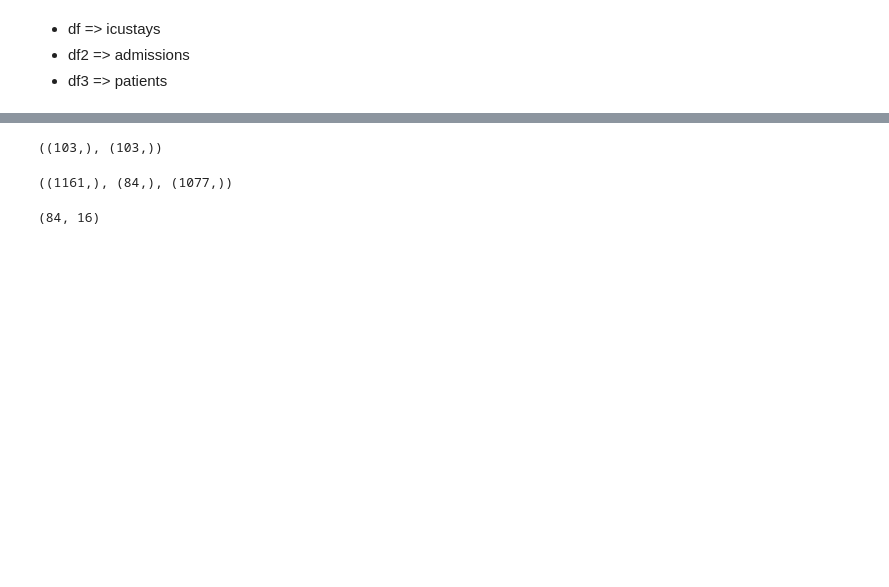
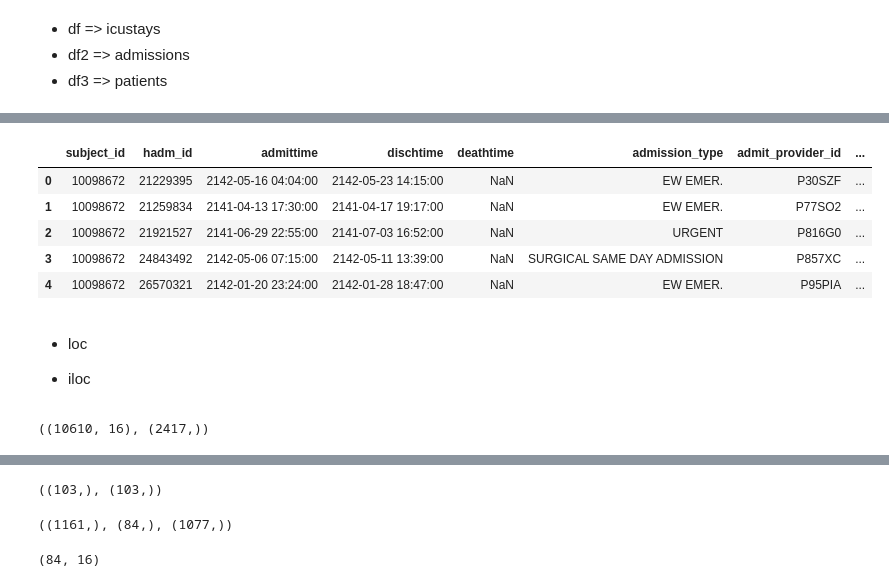
Before and after one commit to sitdownkevin/IBD-EDA, a Jupyter notebook: scripts/info_from_icustays.ipynb, the cells around one changed output, grey strips where cells are left out. Cells and saved outputs as stored; diff of their text form; code cells hidden in the pictures; blank space fills up the shorter version.

```diff
--- a/scripts/info_from_icustays.ipynb
+++ b/scripts/info_from_icustays.ipynb
@@ -14,3 +45,17 @@ df.head()
 | 2 | 10303503 | 27308864 | 33780253 | Medical Intensive Care Unit (MICU) | Medical Intensive Care Unit (MICU) | 2152-08-21 21:10:00 | 2152-08-23 20:15:03 | 1.961840 |
 | 3 | 10509294 | 20374101 | 34569667 | Medical Intensive Care Unit (MICU) | Medical Intensive Care Unit (MICU) | 2140-08-02 08:17:41 | 2140-08-04 00:41:05 | 1.682920 |
 | 4 | 10509294 | 29267585 | 37833895 | Trauma SICU (TSICU) | Trauma SICU (TSICU) | 2137-06-07 19:44:56 | 2137-06-09 21:04:26 | 2.055210 |
+# %%
+df2 = pd.read_csv('../data/admissions_ibd.csv')
+df2.head()
+# %% [output]
+|  | subject_id | hadm_id | admittime | dischtime | deathtime | admission_type | admit_provider_id | ... |
+| 0 | 10098672 | 21229395 | 2142-05-16 04:04:00 | 2142-05-23 14:15:00 | NaN | EW EMER. | P30SZF | ... |
+| 1 | 10098672 | 21259834 | 2141-04-13 17:30:00 | 2141-04-17 19:17:00 | NaN | EW EMER. | P77SO2 | ... |
+| 2 | 10098672 | 21921527 | 2141-06-29 22:55:00 | 2141-07-03 16:52:00 | NaN | URGENT | P816G0 | ... |
+| 3 | 10098672 | 24843492 | 2142-05-06 07:15:00 | 2142-05-11 13:39:00 | NaN | SURGICAL SAME DAY ADMISSION | P857XC | ... |
+| 4 | 10098672 | 26570321 | 2142-01-20 23:24:00 | 2142-01-28 18:47:00 | NaN | EW EMER. | P95PIA | ... |
+# %% [markdown]
+- loc
+
+- iloc
@@ -16,0 +75,4 @@ df.head()
+# %%
+df2.shape, df2['subject_id'].unique().shape
+# %% [output]
+((10610, 16), (2417,))
```
Also changed, not shown: parts of 6 cells of this notebook.
